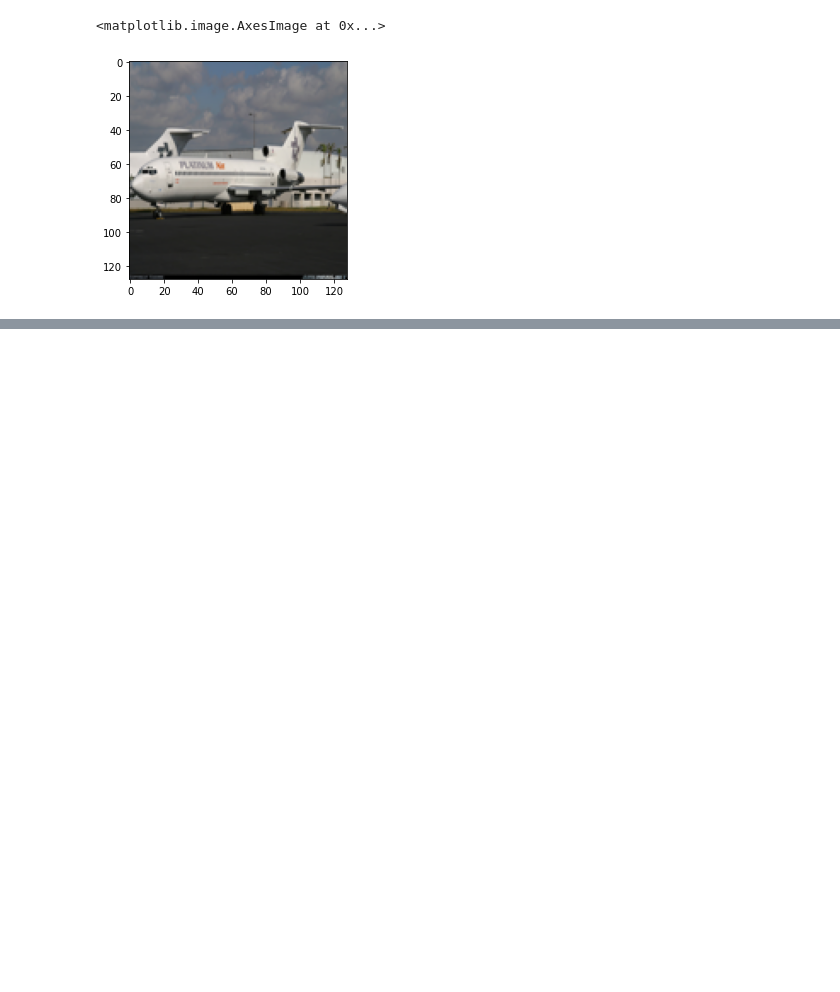
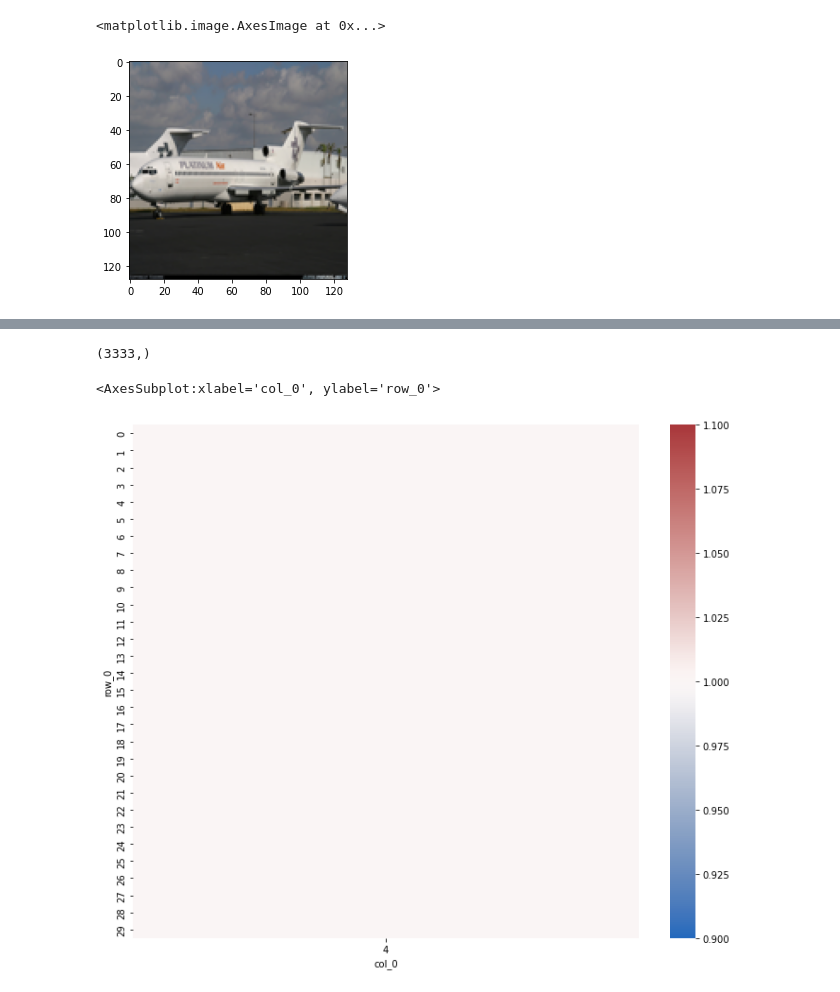
Before and after one commit to MerylAhounou/plane-classification, a Jupyter notebook: notebooks/train_classification_model.ipynb, the cells around one changed output, grey strips where cells are left out. Cells and saved outputs as stored; diff of their text form; code cells hidden in the pictures; blank space fills up the shorter version.

```diff
--- a/notebooks/train_classification_model.ipynb
+++ b/notebooks/train_classification_model.ipynb
@@ -512,0 +395,16 @@ NameError: name 'X_train' is not defined
+# %%
+# Load train & test dataset
+train_df = build_image_database(DATA_DIR / 'images_manufacturer_train.txt', 'manufacturer')
+test_df = build_image_database(DATA_DIR / 'images_manufacturer_test.txt', 'manufacturer')
+
+# Load & resize images
+train_df['resized_image'] = train_df.apply(lambda r: load_resize_image(r['path'],
+                                                                       IMAGE_HEIGHT, IMAGE_WIDTH),
+                                           axis=1)
+test_df['resized_image'] = test_df.apply(lambda r: load_resize_image(r['path'],
+                                                                       IMAGE_HEIGHT, IMAGE_WIDTH),
+                                           axis=1)
+
+# Build tensors for training & testing
+X_train, y_train = build_x_y(train_df, 'manufacturer', 'resized_image')
+X_test, y_test = build_x_y(test_df, 'manufacturer', 'resized_image')
@@ -512,0 +413,3 @@ NameError: name 'X_train' is not defined
+# %%
+model = build_classification_model(train_df, 'manufacturer', 'resized_image')
+model.summary()
@@ -512,0 +442,7 @@ NameError: name 'X_train' is not defined
+# %%
+%%time
+epochs = 5
+history = model.fit(X_train, y_train, batch_size=32, epochs=epochs,
+                    validation_data=(X_test, y_test),
+                    # callbacks=[tensorboard_callback]
+                    )
@@ -512,0 +464,14 @@ NameError: name 'X_train' is not defined
+# %%
+classify_images(X_test, model).shape
+# %% [output]
+(3333,)
+# %%
+fig, ax = plt.subplots(figsize=(12,10))
+sns.heatmap(pd.crosstab(np.argmax(y_test, axis=1),
+                        classify_images(X_test, model),
+                        normalize='index'),
+            cmap='vlag',
+            ax=ax)
+# %% [output]
+<AxesSubplot:xlabel='col_0', ylabel='row_0'>
+[figure, added]
```
Also changed, not shown: parts of 63 cells of this notebook, 10 other files.
